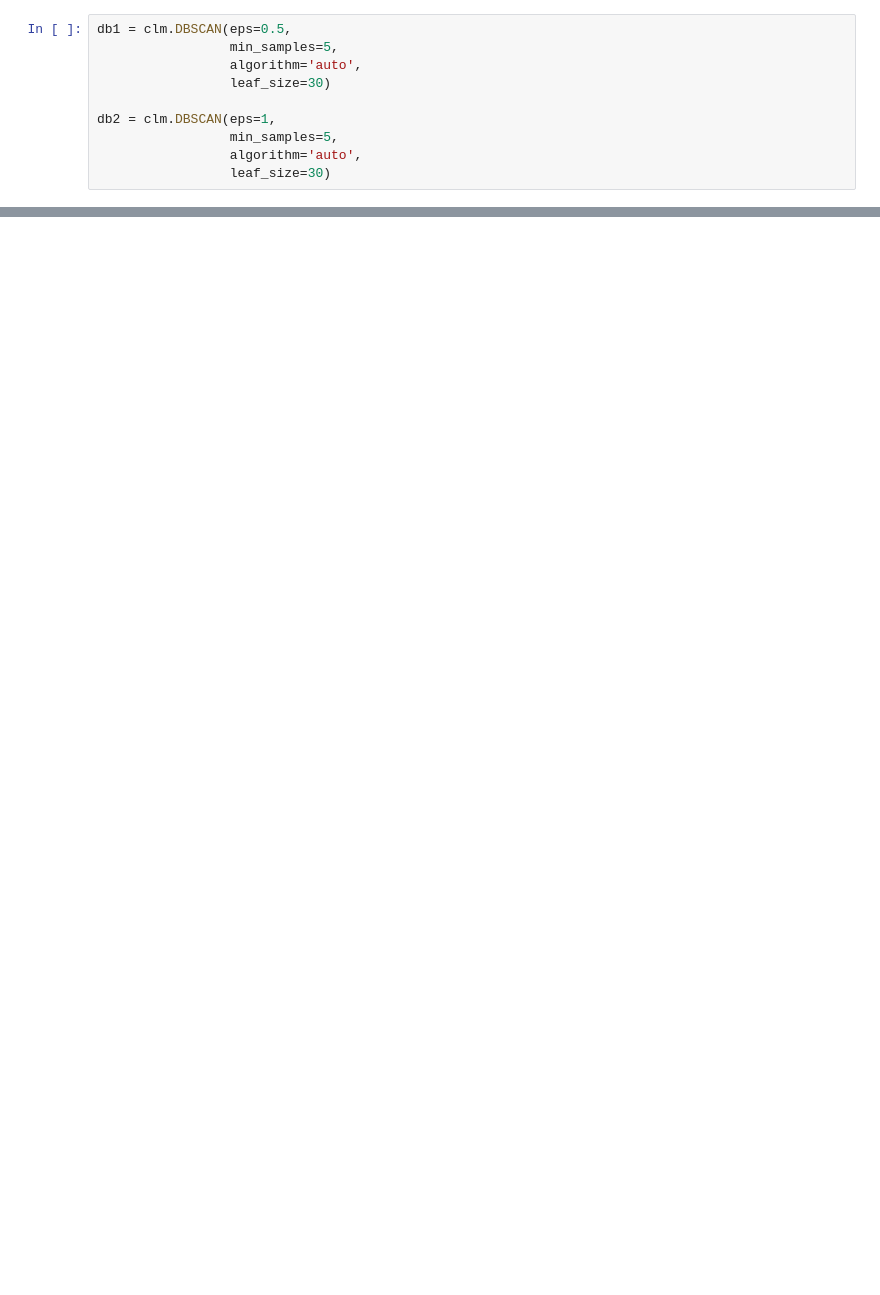
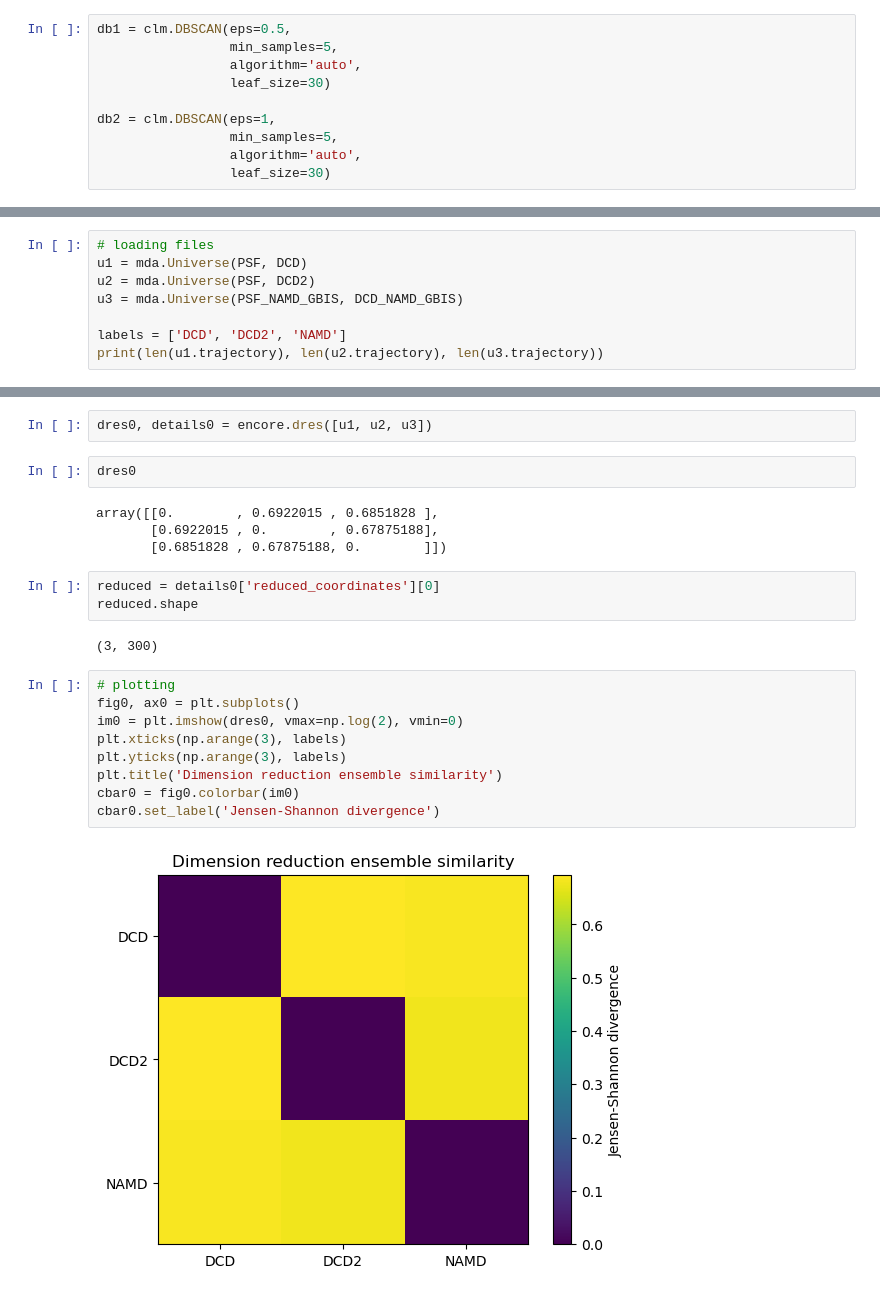
Before and after one commit to yuyuan871111/QMUL_HPC_note_w_MDAnalysis, a Jupyter notebook: Tutorial_notebook/Tutorial07_TrajSimilar.ipynb, the cells around one changed output, grey strips where cells are left out. Drawn from its saved outputs; the diff is of its cells as text; blank space fills up the shorter version.

```diff
--- a/Tutorial_notebook/Tutorial07_TrajSimilar.ipynb
+++ b/Tutorial_notebook/Tutorial07_TrajSimilar.ipynb
@@ -254,0 +327,8 @@ print("stds: \n", stds)
+# %%
+# loading files
+u1 = mda.Universe(PSF, DCD)
+u2 = mda.Universe(PSF, DCD2)
+u3 = mda.Universe(PSF_NAMD_GBIS, DCD_NAMD_GBIS)
+
+labels = ['DCD', 'DCD2', 'NAMD']
+print(len(u1.trajectory), len(u2.trajectory), len(u3.trajectory))
@@ -254,0 +344,24 @@ print("stds: \n", stds)
+# %%
+dres0, details0 = encore.dres([u1, u2, u3])
+# %%
+dres0
+# %% [output]
+array([[0.        , 0.6922015 , 0.6851828 ],
+       [0.6922015 , 0.        , 0.67875188],
+       [0.6851828 , 0.67875188, 0.        ]])
+# %%
+reduced = details0['reduced_coordinates'][0]
+reduced.shape
+# %% [output]
+(3, 300)
+# %%
+# plotting
+fig0, ax0 = plt.subplots()
+im0 = plt.imshow(dres0, vmax=np.log(2), vmin=0)
+plt.xticks(np.arange(3), labels)
+plt.yticks(np.arange(3), labels)
+plt.title('Dimension reduction ensemble similarity')
+cbar0 = fig0.colorbar(im0)
+cbar0.set_label('Jensen-Shannon divergence')
+# %% [output]
+[figure, added]
```
Also changed, not shown: parts of 73 cells of this notebook, 2 other files.
